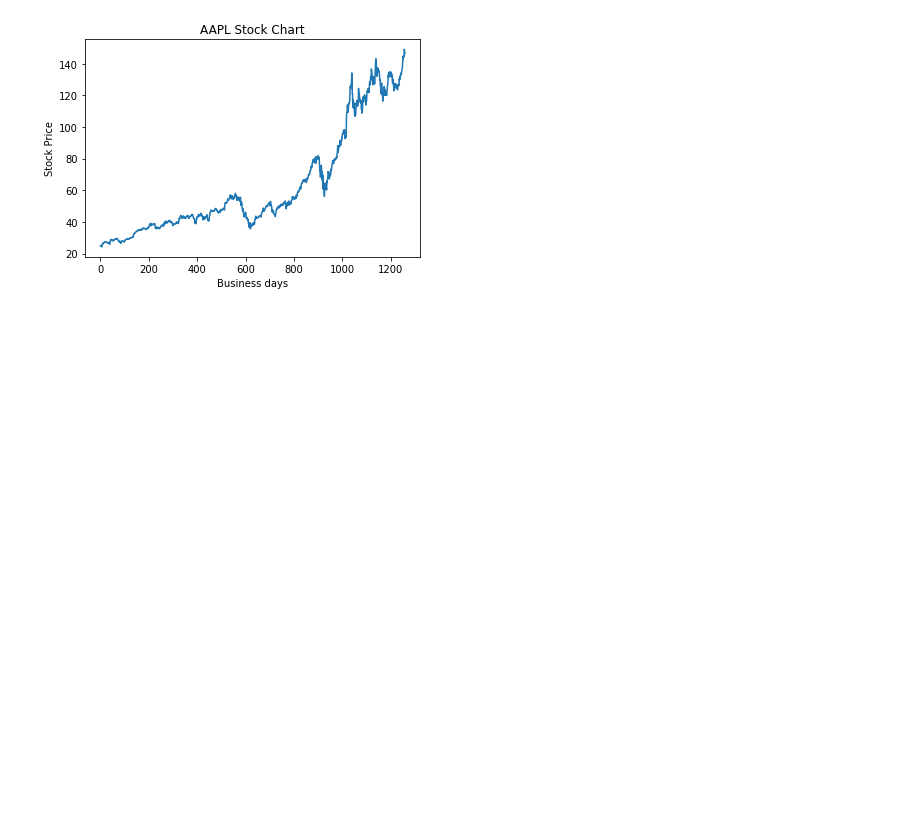
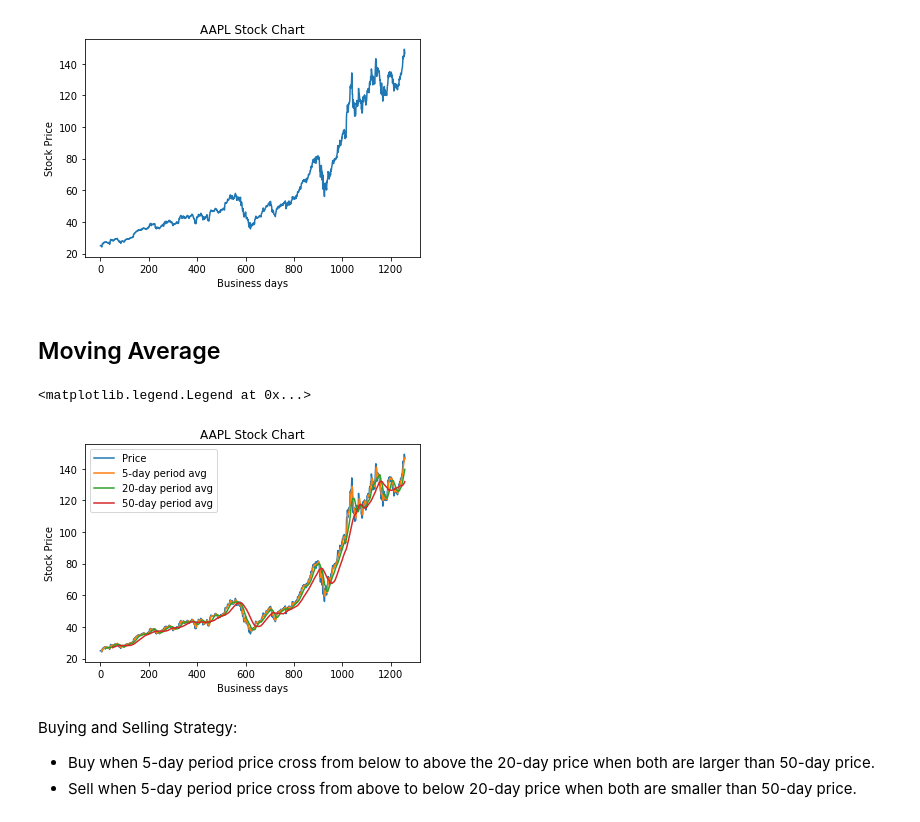
Before and after one commit to haith1307/quant-trading, a Jupyter notebook: playground/Evaluation function.ipynb, the cells around one changed output. Drawn from its saved outputs; the diff is of its cells as text; code cells hidden in the pictures; blank space fills up the shorter version.

Commit message:
add MA strategy

```diff
--- a/playground/Evaluation function.ipynb
+++ b/playground/Evaluation function.ipynb
@@ -128,3 +128,37 @@ plt.xlabel('Business days')
 plt.show()
 # %% [output]
 [figure]
+# %% [markdown]
+## Moving Average
+# %%
+def simple_moving_average(hold_hist):
+    periods = {5: [], 20: [], 50: []}
+    for period in periods:
+        for i in range(len(hold_hist)):
+            if i < period:
+                periods[period].append(np.nan)
+            else:
+                last_prices = []
+                for j in range(period):
+                    last_prices.append(hold_hist.at[i-j,'Close'])
+                periods[period].append(stats.mean(last_prices))
+    return periods
+# %%
+periods = simple_moving_average(aapl_hist)
+# %%
+plt.plot(aapl_hist.loc[:,'Close'], label='Price')
+plt.ylabel('Stock Price')
+plt.title('AAPL Stock Chart')
+plt.xlabel('Business days')
+plt.plot(periods[5][:],label='5-day period avg')
+plt.plot(periods[20][:],label='20-day period avg')
+plt.plot(periods[50][:],label='50-day period avg')
+
+plt.legend()
+# %% [output]
+<matplotlib.legend.Legend at 0x...>
+[figure, added]
+# %% [markdown]
+Buying and Selling Strategy:
+- Buy when 5-day period price cross from below to above the 20-day price when both are larger than 50-day price.
+- Sell when 5-day period price cross from above to below 20-day price when both are smaller than 50-day price.
```
Also changed, not shown: parts of 4 cells of this notebook.
